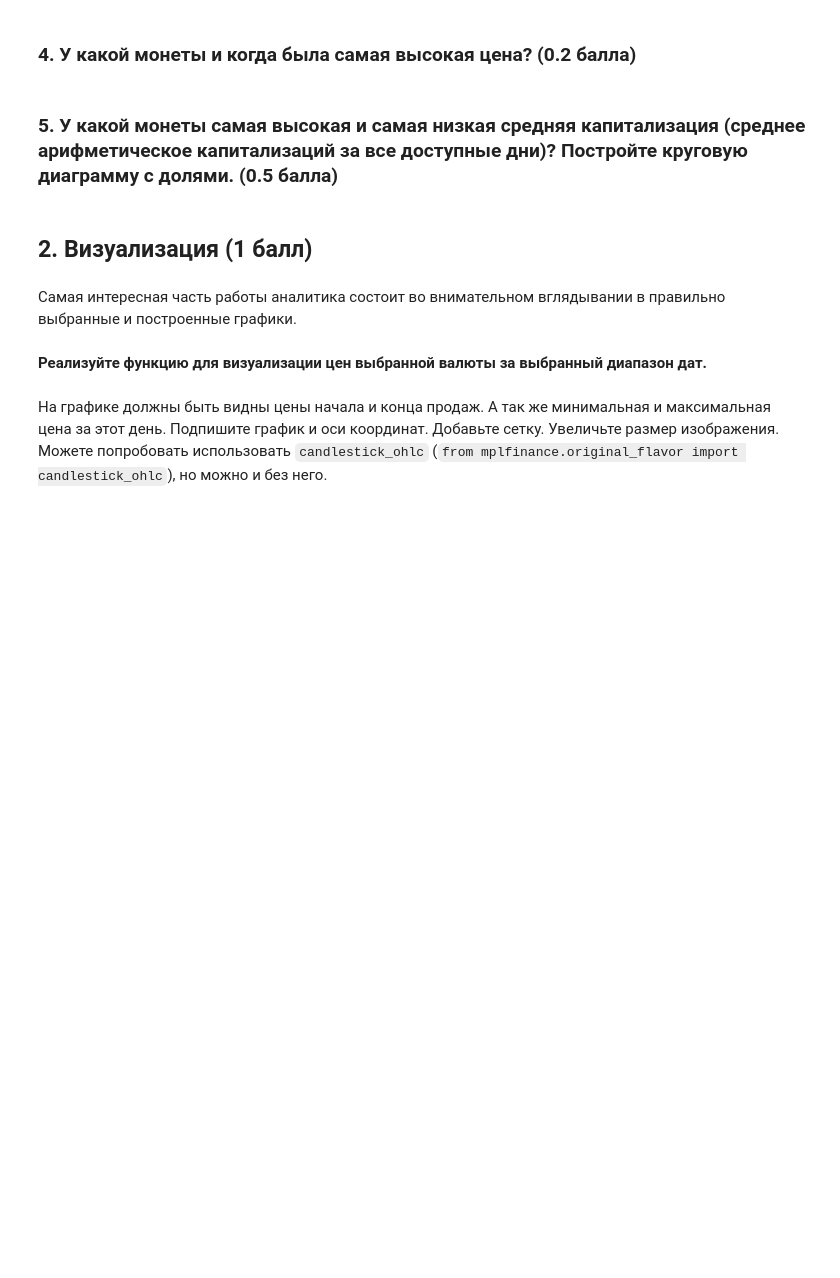
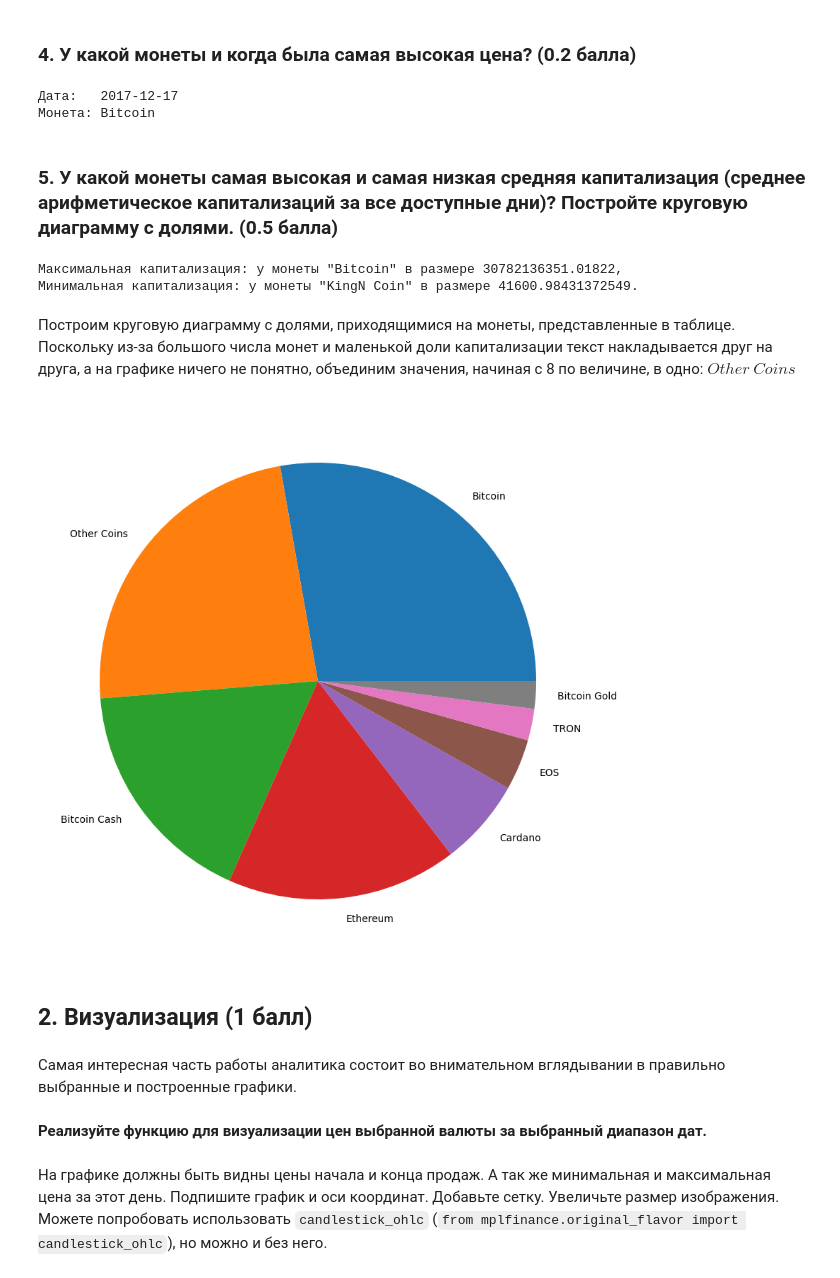
Before and after one commit to yourEmotion/Python-Lab, a Jupyter notebook: Lab_work.ipynb, the cells around one changed output. Saved outputs shown, nothing was run; the diff lists cells and outputs as text; code cells hidden in the pictures; blank space fills up the shorter version.

```diff
--- a/Lab_work.ipynb
+++ b/Lab_work.ipynb
@@ -92,2 +125,10 @@ coins.head(4)
+# %%
+# Paste your code here
+
+df = coins[coins["high"] == coins["high"].max()]
+print(f"Дата:\t{df.index[0]}\nМонета:\t{df.values[0][5]}")
+# %% [output]
+Дата:   2017-12-17
+Монета: Bitcoin
 # %% [markdown]
 ### 5. У какой монеты самая высокая и самая низкая средняя капитализация (среднее арифметическое капитализаций за все доступные дни)? Постройте круговую диаграмму с долями. (0.5 балла)
@@ -96,3 +135,27 @@ coins.head(4)
+# %%
+# Paste your code here
+
+sorted_markets = coins.groupby("name")["market"].mean().sort_values(ascending=False)
+names = sorted_markets.index
+values = sorted_markets.values
+max_market = (names[0], values[0])
+min_market = (names[-1], values[-1])
+print(f"Максимальная капитализация: у монеты \"{max_market[0]}\" в размере {max_market[1]},\n\
+Минимальная капитализация: у монеты \"{min_market[0]}\" в размере {min_market[1]}.")
+# %% [output]
+Максимальная капитализация: у монеты "Bitcoin" в размере 30782136351.01822,
+Минимальная капитализация: у монеты "KingN Coin" в размере 41600.98431372549.
+# %% [markdown]
+Построим круговую диаграмму с долями, приходящимися на монеты, представленные в таблице. Поскольку из-за большого числа монет и маленькой доли капитализации текст накладывается друг на друга, а на графике ничего не понятно, объединим значения, начиная с 8 по величине, в одно: $Other$ $Coins$
+# %%
+sorted_markets["Other Coins"] = sorted_markets[7:-1].sum()
+sorted_markets = sorted_markets.sort_values(ascending=False)[0:8]
+
+figure = plt.figure(figsize=(10, 10))
+plt.pie(sorted_markets, labels=sorted_markets.index)
+plt.show()
+# %% [output]
+[figure, added]
 # %% [markdown]
 ## 2. Визуализация (1 балл)
 # %% [markdown]
```
Also changed, not shown: parts of 10 cells of this notebook.
